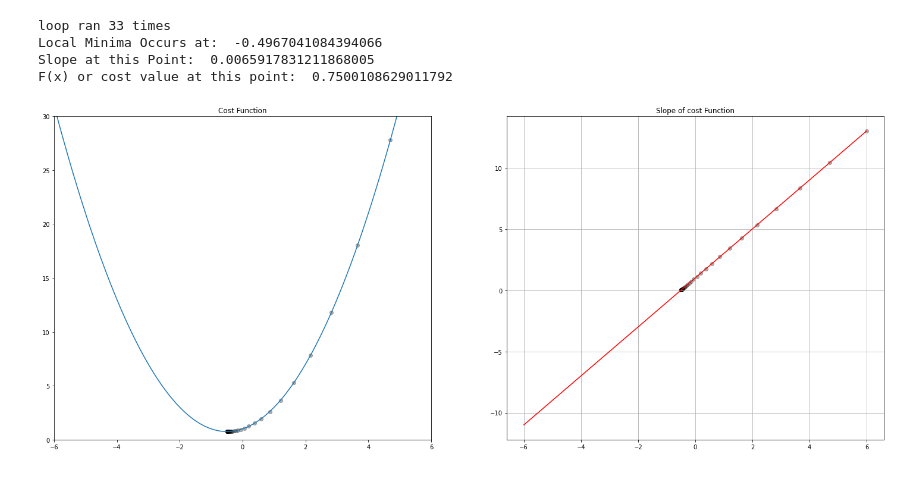
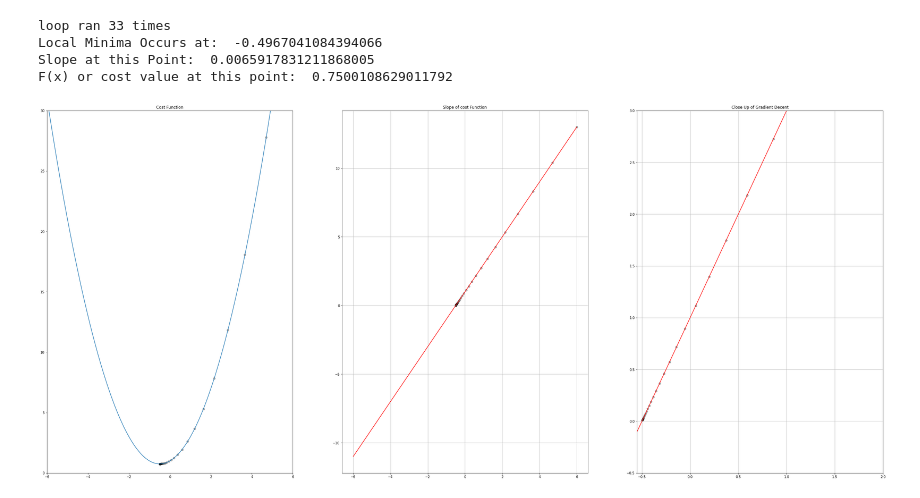
Before and after one commit to raghavguptaeng/Getting-Started-With-Data-Science, a Jupyter notebook: 2.) Gradient Decent/visualising subplots and gradient decent.ipynb, the cells around one changed output. Saved outputs shown, nothing was run; the diff lists cells and outputs as text; code cells hidden in the pictures.

```diff
--- a/2.) Gradient Decent/visualising subplots and gradient decent.ipynb
+++ b/2.) Gradient Decent/visualising subplots and gradient decent.ipynb
@@ -70,25 +70,35 @@ Slope at this Point:  0.0065917831211868005
 F(x) or cost value at this point:  0.7500108629011792
 # %%
 # superimposing gradient decent values on plots
-plt.figure(figsize=(25,10))
+plt.figure(figsize=(45,20))
 #plot 1
-plt.subplot(1,2,1) #row column and index this is used to define plot 1
+plt.subplot(1,3,1) #row column and index this is used to define plot 1
 plt.title("Cost Function")
 plt.xlim([-6,6])
 # plt.xlabel('X')
 # plt.ylabel('X')
 plt.ylim(0,30)
 values = np.array(x_list)
 plt.scatter(x_list,f(values),color='black',alpha=0.3)
 plt.plot(x_1,f(x_1))
 #plot 2
-plt.subplot(1,2,2)
+plt.subplot(1,3,2)
 plt.title("Slope of cost Function")
 plt.grid()
 plt.plot(x_1,df(x_1),color = 'red')
 plt.scatter(x_list,slope_list,color='black',alpha=0.3)
+#plot 3
+plt.subplot(1,3,3)
+plt.title("Close Up of Gradient Decent")
+plt.grid()
+plt.xlim([-0.55,2])
+# plt.xlabel('X')
+# plt.ylabel('X')
+plt.ylim(-0.5,3)
+plt.plot(x_1,df(x_1),color = 'red')
+plt.scatter(x_list,slope_list,color='black',alpha=0.3)
 plt.show()
 # %% [output]
-[figure, old version]
+[figure, new version]
 # %%
 #here in these graphs we can say that our gradient function automatically determines the minima as we cange weights according to the cost function
```
Also changed, not shown: 2 other files.
